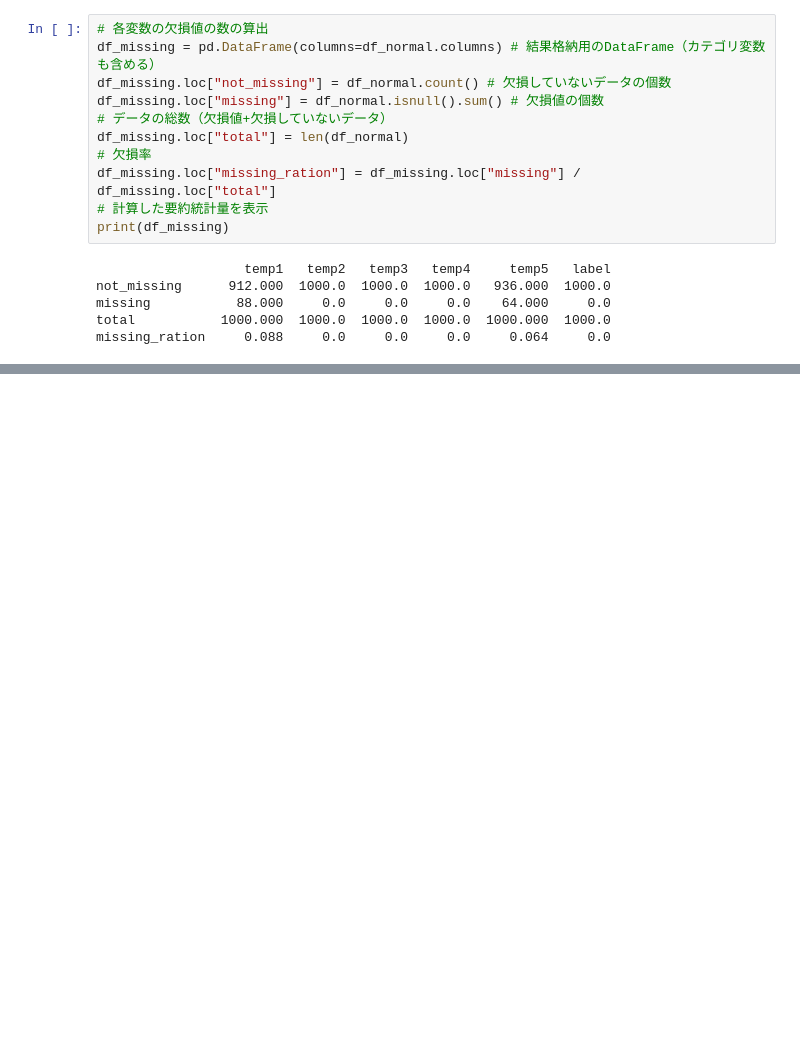
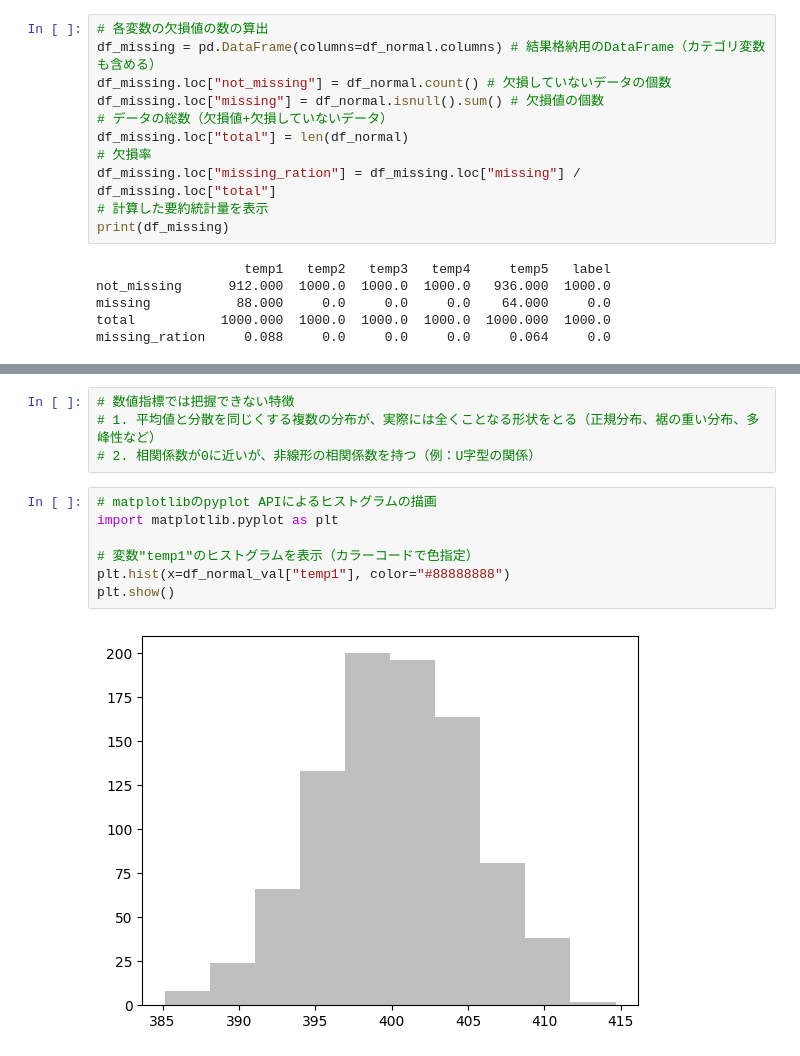
Before and after one commit to SY-256/anomaly_detection, a Jupyter notebook: notebook/chapter2_1.ipynb, the cells around one changed output, grey strips where cells are left out. Saved outputs shown, nothing was run; the diff lists cells and outputs as text; blank space fills up the shorter version.

```diff
--- a/notebook/chapter2_1.ipynb
+++ b/notebook/chapter2_1.ipynb
@@ -106,0 +139,13 @@ missing_ration     0.088     0.0     0.0     0.0     0.064     0.0
+# %%
+# 数値指標では把握できない特徴
+# 1. 平均値と分散を同じくする複数の分布が、実際には全くことなる形状をとる（正規分布、裾の重い分布、多峰性など）
+# 2. 相関係数が0に近いが、非線形の相関係数を持つ（例：U字型の関係）
+# %%
+# matplotlibのpyplot APIによるヒストグラムの描画
+import matplotlib.pyplot as plt
+
+# 変数"temp1"のヒストグラムを表示（カラーコードで色指定）
+plt.hist(x=df_normal_val["temp1"], color="#88888888")
+plt.show()
+# %% [output]
+[figure, added]
```
Also changed, not shown: parts of 11 cells of this notebook.
